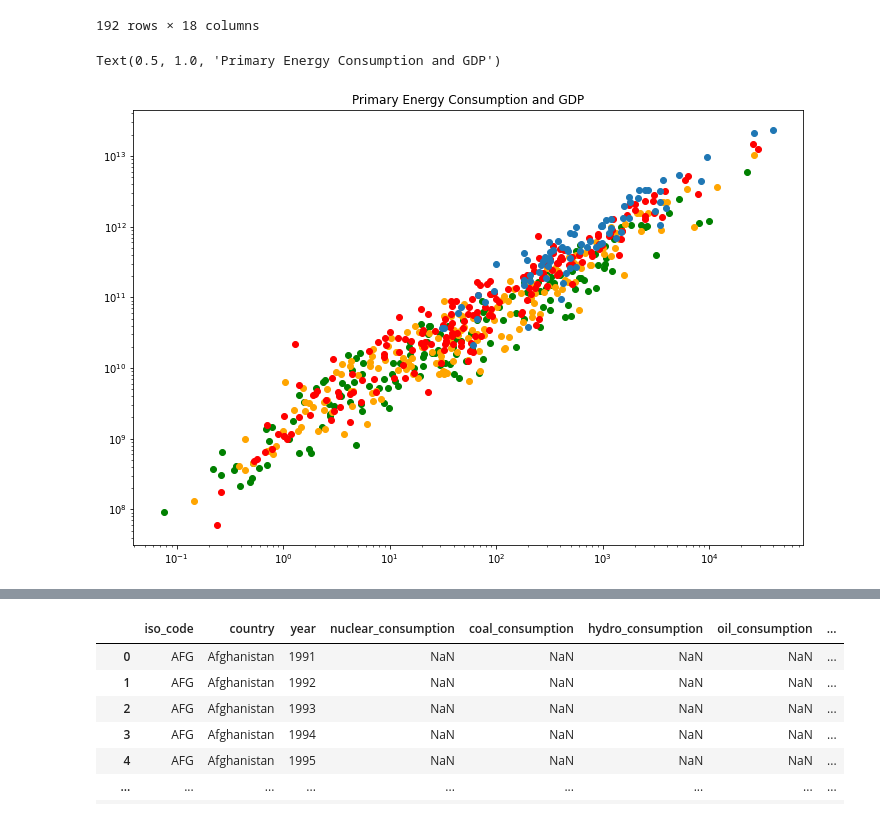
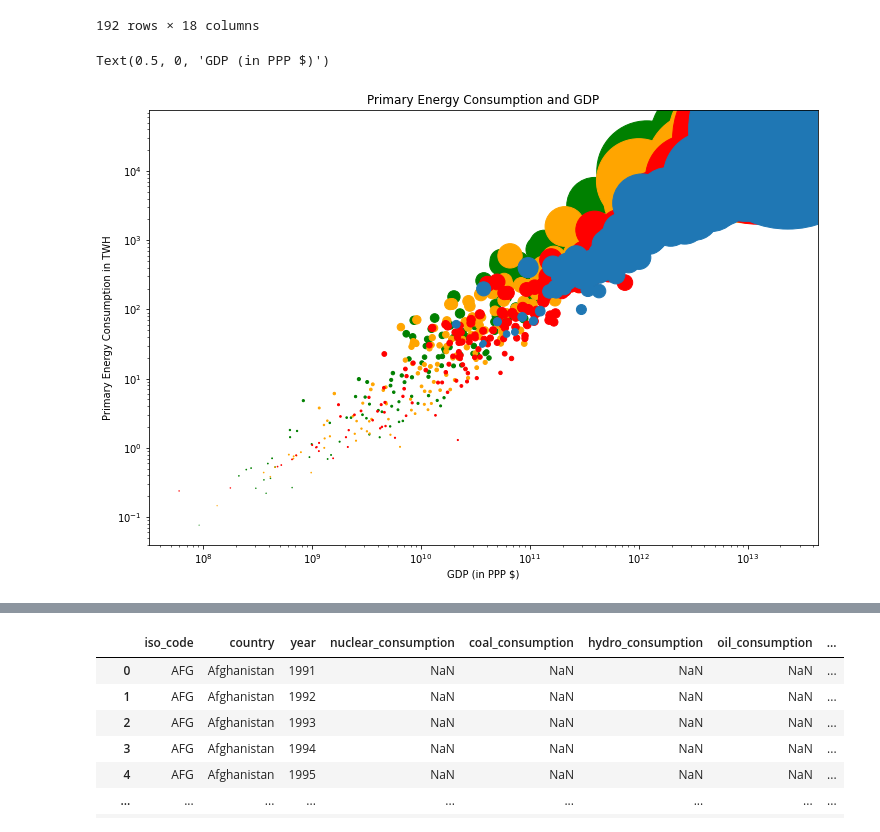
Before and after one commit to TeamGreenWave/capstone_project, a Jupyter notebook: eda.ipynb, the cells around one changed output, grey strips where cells are left out. Saved outputs shown, nothing was run; the diff lists cells and outputs as text; code cells hidden in the pictures.

```diff
--- a/eda.ipynb
+++ b/eda.ipynb
@@ -240,14 +240,20 @@ data_90
 | 6056 | ZWE | Zimbabwe | 1990 | NaN | NaN | NaN | NaN | ... |
 192 rows × 18 columns
 # %%
-plt.figure(figsize=(12,8))
-plt.scatter(data=data_90,x="primary_energy_consumption",label="2010",y="gdp", color="green")
-plt.scatter(data=data_00,x="primary_energy_consumption",label="2010",y="gdp", color="orange")
-plt.scatter(data=data_10,x="primary_energy_consumption",label="2010",y="gdp", color="red")
-plt.scatter(data=data_19,x="primary_energy_consumption",y="gdp")
+fig = plt.figure(figsize=(12,8))
+plt.scatter(data=data_90,y="primary_energy_consumption",s="primary_energy_consumption", label="1990",x="gdp", color="green")
+plt.scatter(data=data_00,y="primary_energy_consumption",s="primary_energy_consumption",label="2000",x="gdp", color="orange")
+plt.scatter(data=data_10,y="primary_energy_consumption",s="primary_energy_consumption",label="2010",x="gdp", color="red")
+plt.scatter(data=data_19,y="primary_energy_consumption",s="primary_energy_consumption",label="2019",x="gdp")
 plt.xscale("log")
 plt.yscale("log")
 plt.title("Primary Energy Consumption and GDP")
+plt.ylabel("Primary Energy Consumption in TWH")
+plt.xlabel("GDP (in PPP $)")
+
+
+
+# add label for years!!!
 # %% [output]
-Text(0.5, 1.0, 'Primary Energy Consumption and GDP')
+Text(0.5, 0, 'GDP (in PPP $)')
-[figure, old version]
+[figure, new version]
```
Also changed, not shown: parts of 24 cells of this notebook, 3 other files.
